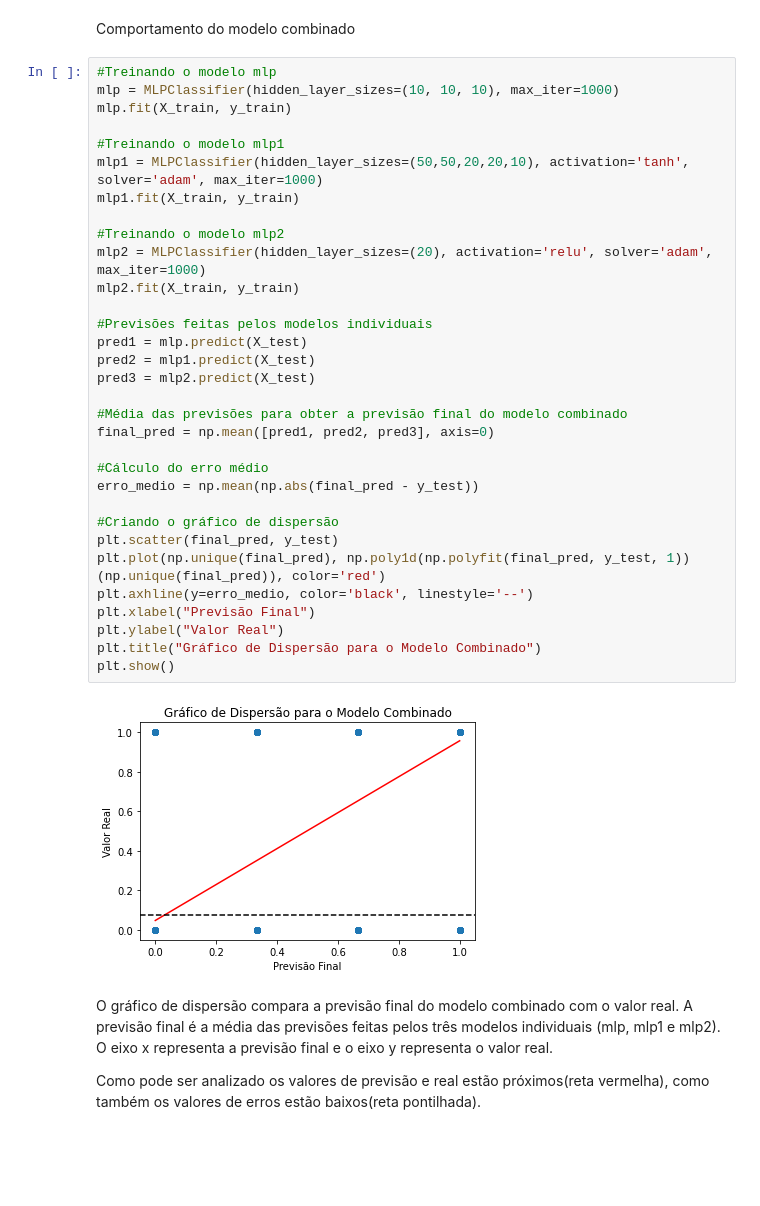
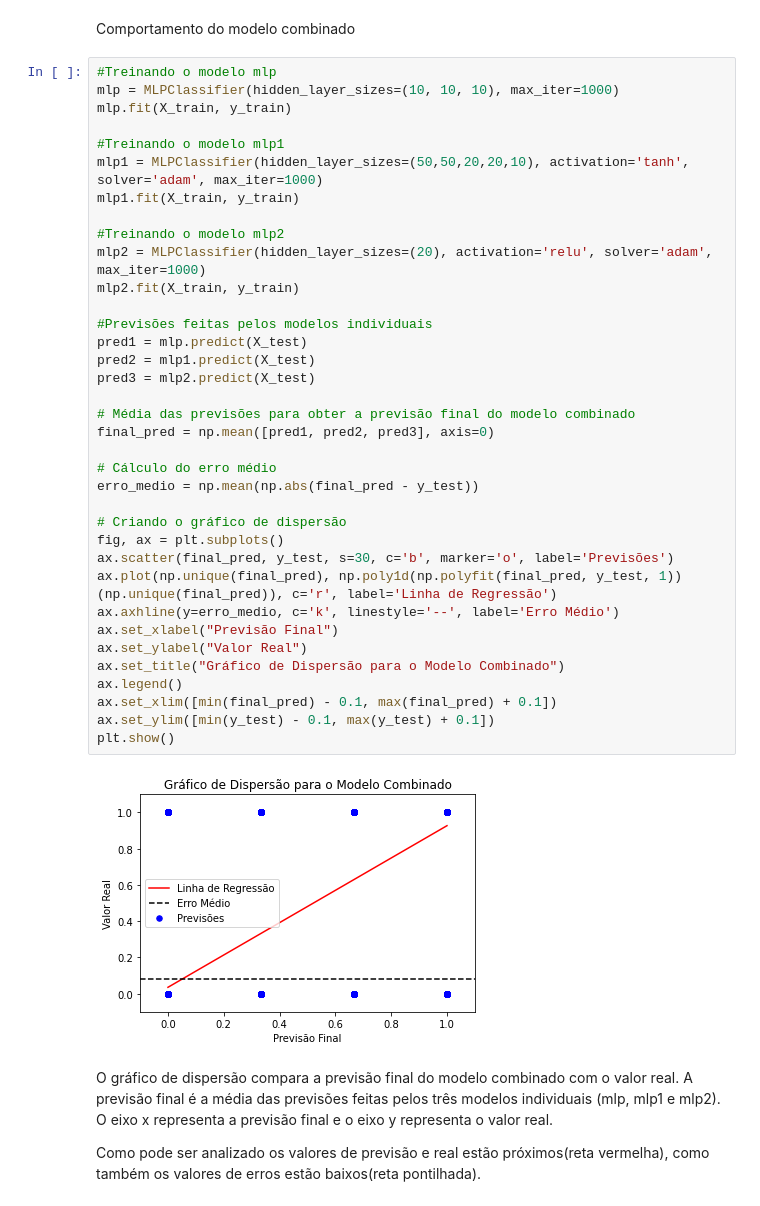
Before and after one commit to gustavo1902/RedesNeurais, a Jupyter notebook: Projeto_Final_Resolvendo_um_problema_prático_com_RNAs.ipynb, the cells around one changed output. Cells and saved outputs as stored; diff of their text form; blank space fills up the shorter version.

```diff
--- a/Projeto_Final_Resolvendo_um_problema_prático_com_RNAs.ipynb
+++ b/Projeto_Final_Resolvendo_um_problema_prático_com_RNAs.ipynb
@@ -529,37 +529,41 @@ Comportamento do modelo combinado
 # %%
 #Treinando o modelo mlp
 mlp = MLPClassifier(hidden_layer_sizes=(10, 10, 10), max_iter=1000)
 mlp.fit(X_train, y_train)
 
 #Treinando o modelo mlp1
 mlp1 = MLPClassifier(hidden_layer_sizes=(50,50,20,20,10), activation='tanh', solver='adam', max_iter=1000)
 mlp1.fit(X_train, y_train)
 
 #Treinando o modelo mlp2
 mlp2 = MLPClassifier(hidden_layer_sizes=(20), activation='relu', solver='adam', max_iter=1000)
 mlp2.fit(X_train, y_train)
 
 #Previsões feitas pelos modelos individuais
 pred1 = mlp.predict(X_test)
 pred2 = mlp1.predict(X_test)
 pred3 = mlp2.predict(X_test)
 
-#Média das previsões para obter a previsão final do modelo combinado
+# Média das previsões para obter a previsão final do modelo combinado
 final_pred = np.mean([pred1, pred2, pred3], axis=0)
 
-#Cálculo do erro médio
+# Cálculo do erro médio
 erro_medio = np.mean(np.abs(final_pred - y_test))
 
-#Criando o gráfico de dispersão
-plt.scatter(final_pred, y_test)
-plt.plot(np.unique(final_pred), np.poly1d(np.polyfit(final_pred, y_test, 1))(np.unique(final_pred)), color='red')
-plt.axhline(y=erro_medio, color='black', linestyle='--')
-plt.xlabel("Previsão Final")
-plt.ylabel("Valor Real")
-plt.title("Gráfico de Dispersão para o Modelo Combinado")
+# Criando o gráfico de dispersão
+fig, ax = plt.subplots()
+ax.scatter(final_pred, y_test, s=30, c='b', marker='o', label='Previsões')
+ax.plot(np.unique(final_pred), np.poly1d(np.polyfit(final_pred, y_test, 1))(np.unique(final_pred)), c='r', label='Linha de Regressão')
+ax.axhline(y=erro_medio, c='k', linestyle='--', label='Erro Médio')
+ax.set_xlabel("Previsão Final")
+ax.set_ylabel("Valor Real")
+ax.set_title("Gráfico de Dispersão para o Modelo Combinado")
+ax.legend()
+ax.set_xlim([min(final_pred) - 0.1, max(final_pred) + 0.1])
+ax.set_ylim([min(y_test) - 0.1, max(y_test) + 0.1])
 plt.show()
 # %% [output]
-[figure, old version]
+[figure, new version]
 # %% [markdown]
 O gráfico de dispersão compara a previsão final do modelo combinado com o valor real. A previsão final é a média das previsões feitas pelos três modelos individuais (mlp, mlp1 e mlp2). O eixo x representa a previsão final e o eixo y representa o valor real.
 
```
Also changed, not shown: parts of 1 cell of this notebook.
